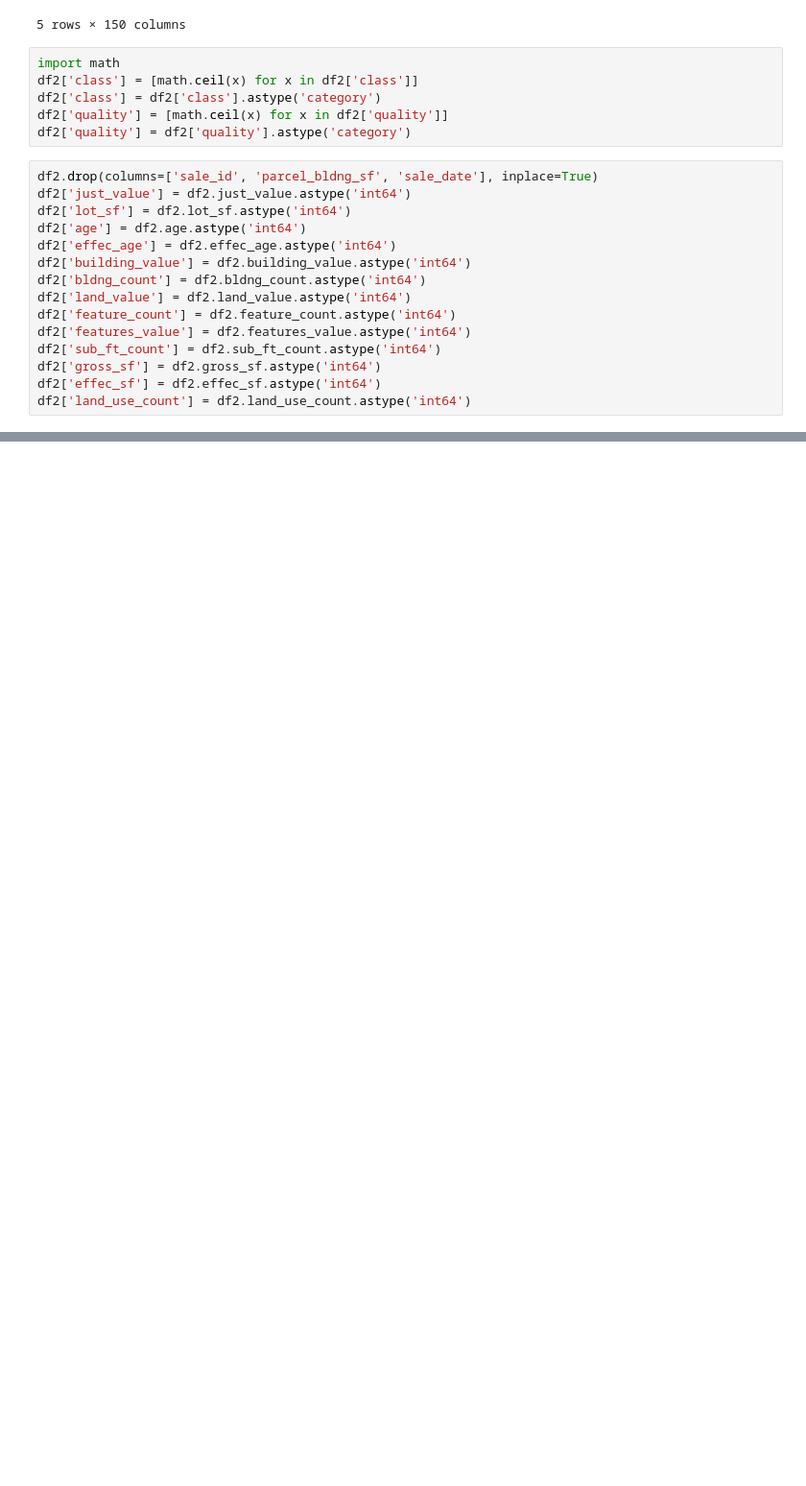
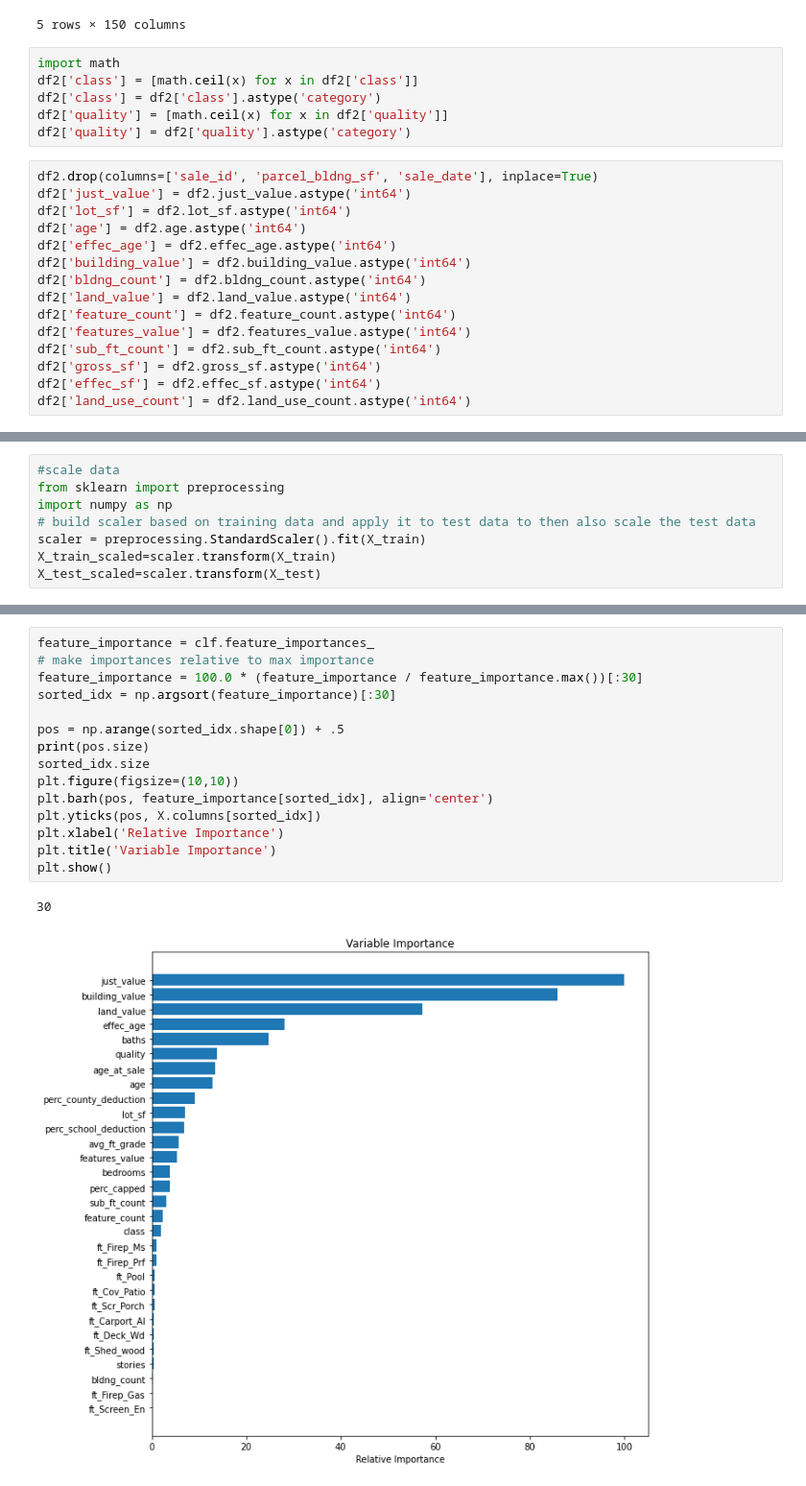
Before and after one commit to WillRobinson152/JacksonvilleHousingAnalysis, a Jupyter notebook: 5.ModelData.ipynb, the cells around one changed output, grey strips where cells are left out. Shown at 96% size. Cells and saved outputs as stored; diff of their text form; blank space fills up the shorter version.

```diff
--- a/5.ModelData.ipynb
+++ b/5.ModelData.ipynb
@@ -156,0 +192,8 @@ print(cv_results)
+# %%
+#scale data
+from sklearn import preprocessing
+import numpy as np
+# build scaler based on training data and apply it to test data to then also scale the test data
+scaler = preprocessing.StandardScaler().fit(X_train)
+X_train_scaled=scaler.transform(X_train)
+X_test_scaled=scaler.transform(X_test)
@@ -156,0 +302,18 @@ print(cv_results)
+# %%
+feature_importance = clf.feature_importances_
+# make importances relative to max importance
+feature_importance = 100.0 * (feature_importance / feature_importance.max())[:30]
+sorted_idx = np.argsort(feature_importance)[:30]
+
+pos = np.arange(sorted_idx.shape[0]) + .5
+print(pos.size)
+sorted_idx.size
+plt.figure(figsize=(10,10))
+plt.barh(pos, feature_importance[sorted_idx], align='center')
+plt.yticks(pos, X.columns[sorted_idx])
+plt.xlabel('Relative Importance')
+plt.title('Variable Importance')
+plt.show()
+# %% [output]
+30
+[figure, added]
```
Also changed, not shown: parts of 14 cells of this notebook.
